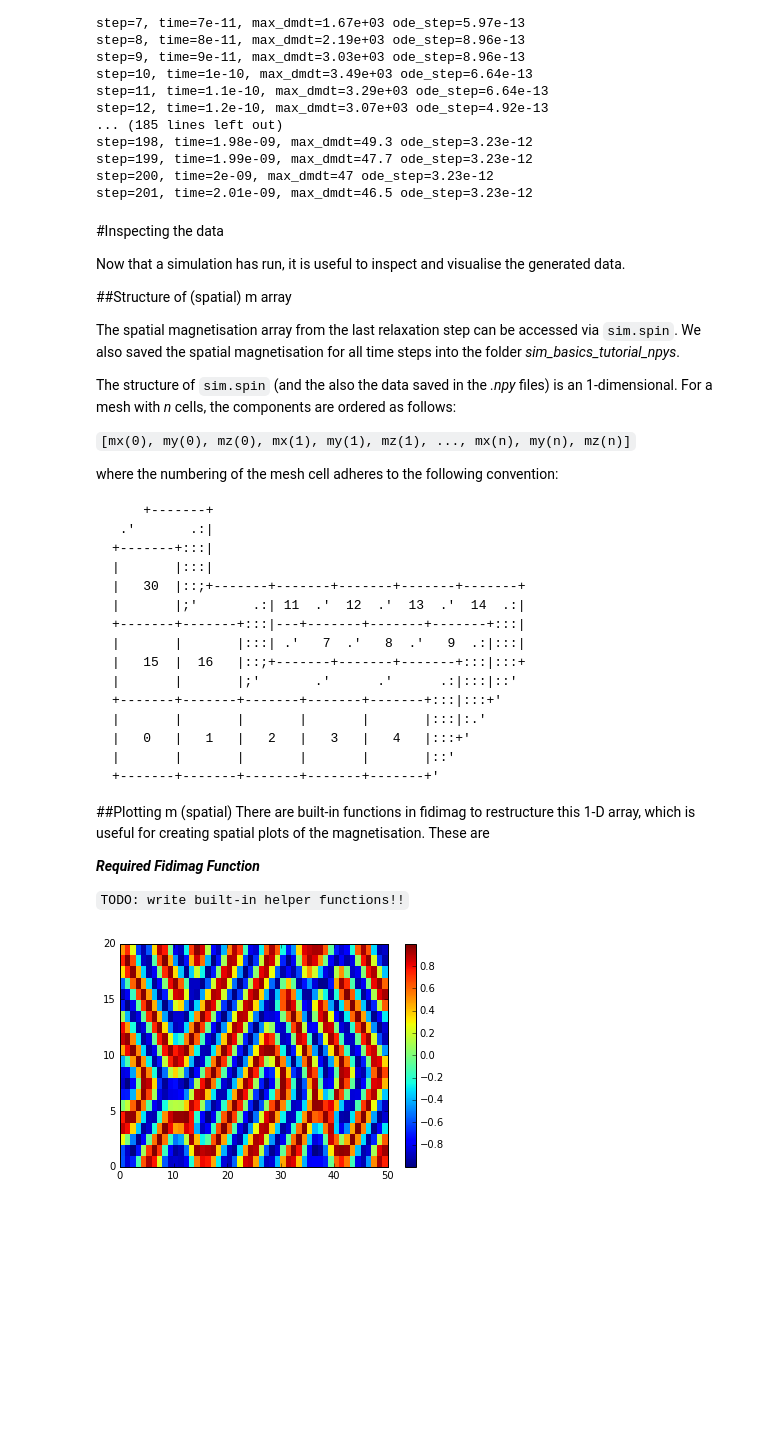
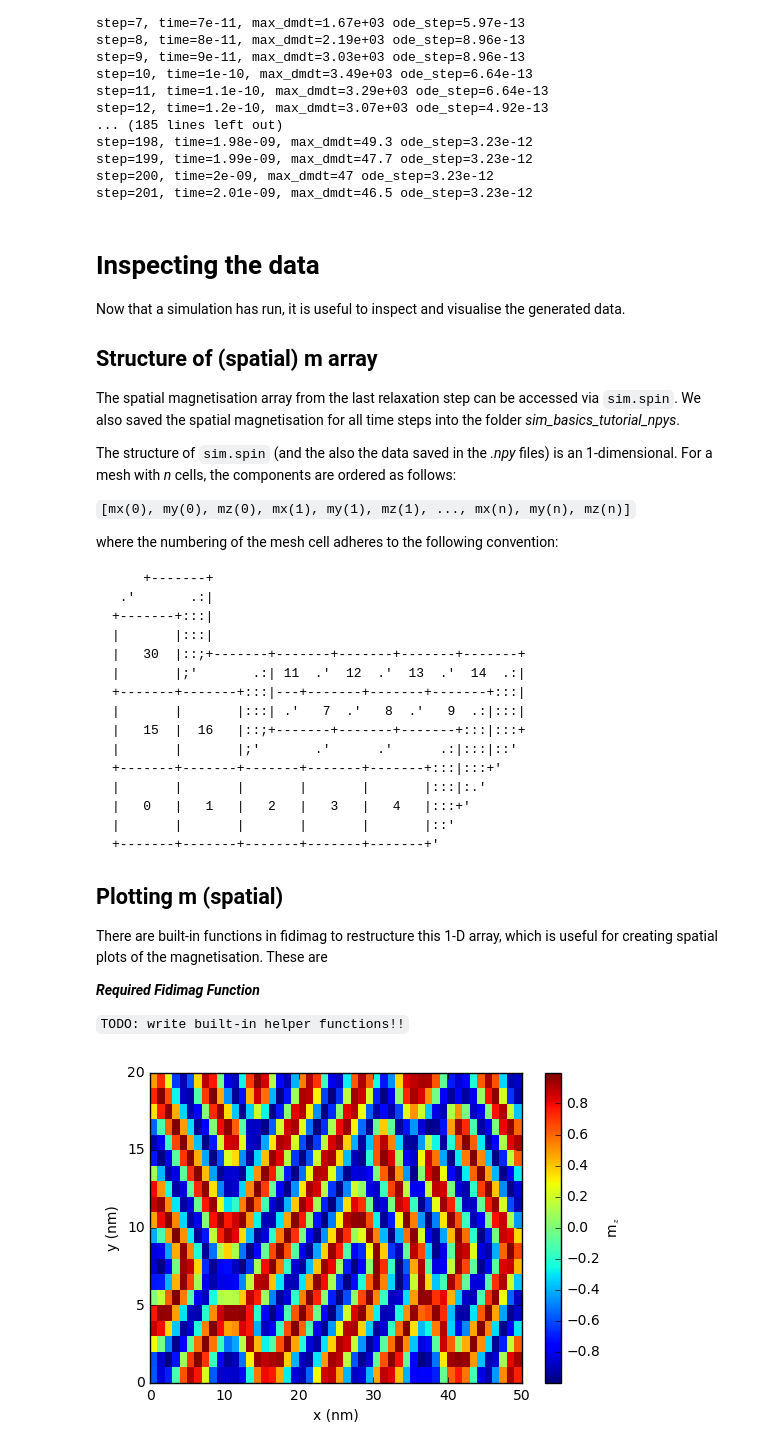
Before and after one commit to computationalmodelling/fidimag, a Jupyter notebook: doc/ipynb/tutorial-basics.ipynb, the cells around one changed output. Cells and saved outputs as stored; diff of their text form; code cells hidden in the pictures; blank space fills up the shorter version.

```diff
--- a/doc/ipynb/tutorial-basics.ipynb
+++ b/doc/ipynb/tutorial-basics.ipynb
@@ -188,11 +188,11 @@ step=199, time=1.99e-09, max_dmdt=47.7 ode_step=3.23e-12
 step=200, time=2e-09, max_dmdt=47 ode_step=3.23e-12
 step=201, time=2.01e-09, max_dmdt=46.5 ode_step=3.23e-12
 # %% [markdown]
-#Inspecting the data
+# Inspecting the data
 
 Now that a simulation has run, it is useful to inspect and visualise the generated data.
 
-##Structure of (spatial) m array
+## Structure of (spatial) m array
 
 The spatial magnetisation array from the last relaxation step can be accessed via `sim.spin`. We also saved the spatial magnetisation for all time steps into the folder *sim\_basics\_tutorial\_npys*.
 
@@ -219,7 +219,7 @@ where the numbering of the mesh cell adheres to the following convention:
     +-------+-------+-------+-------+-------+'
 
 
-##Plotting m (spatial)
+## Plotting m (spatial)
 There are built-in functions in fidimag to restructure this 1-D array, which is useful for creating spatial plots of the magnetisation. These are
 
 ***Required Fidimag Function***
@@ -234,8 +234,10 @@ mz = m[:,2]
 mz.shape = (ny,nx)
 # %%
 plt.pcolor(mz)
-plt.colorbar()
+plt.xlabel('x (nm)')
+plt.ylabel('y (nm)')
+plt.colorbar(label=r"m$_z$")
 plt.show()
 # %% [output]
-[figure, old version]
+[figure, new version]
 # %% [markdown]
```
Also changed, not shown: parts of 5 cells of this notebook.
